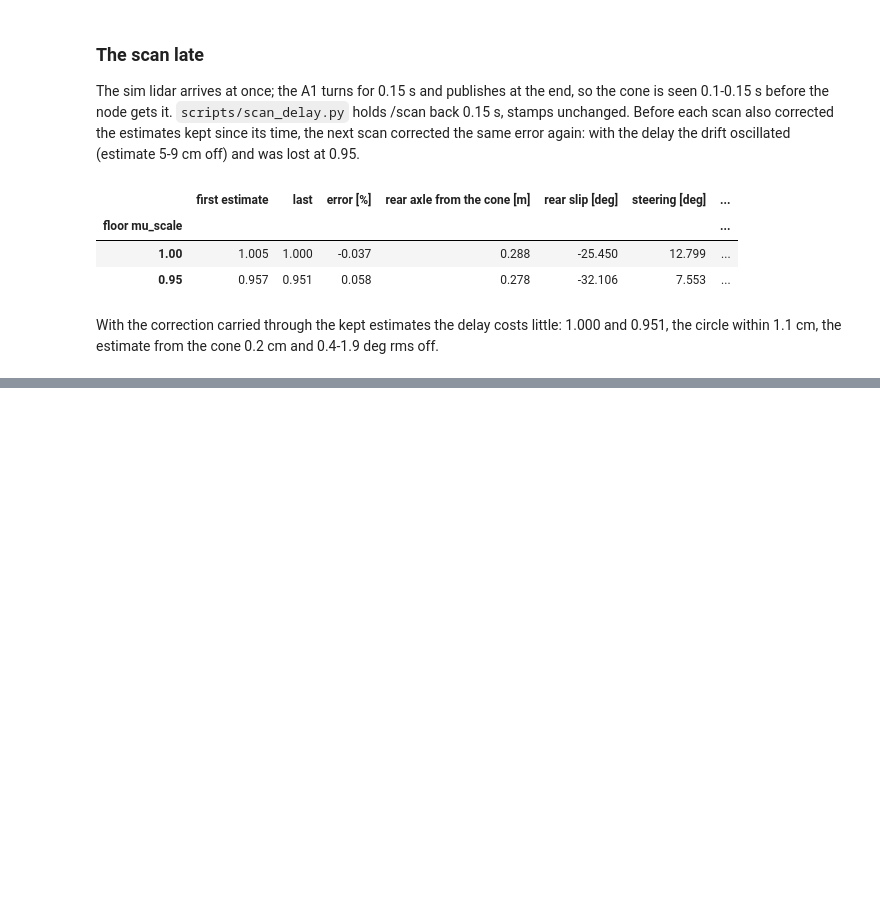
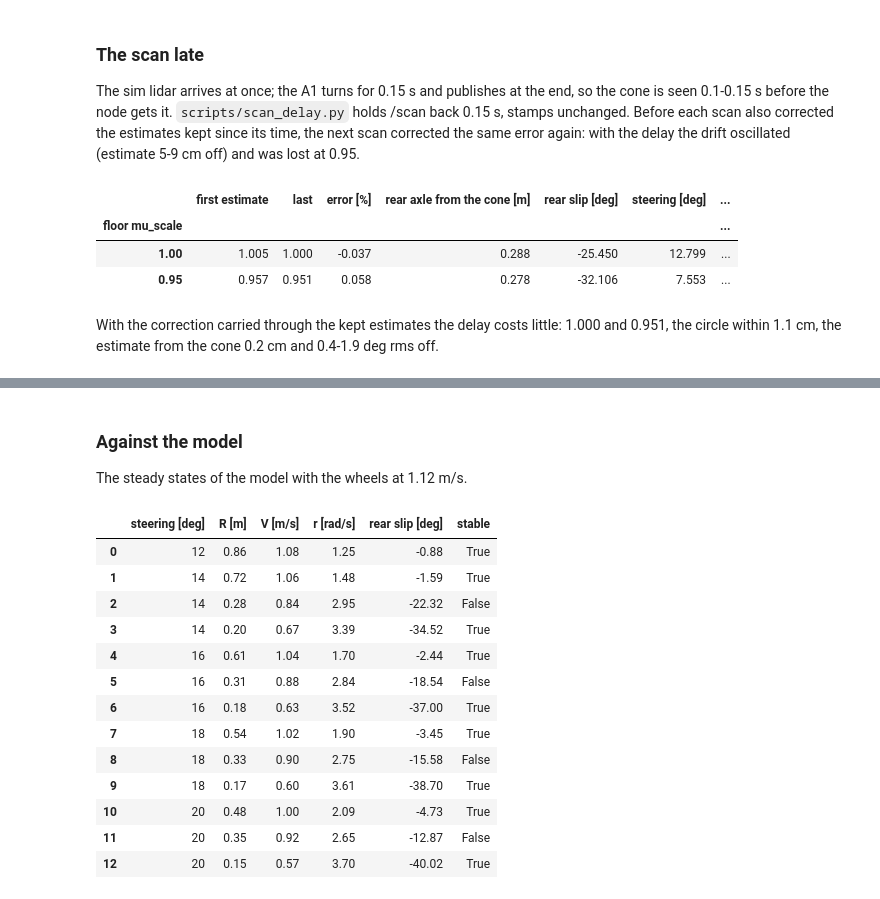
Before and after one commit to Gelminaio/drift-mpc-ackermann, a Jupyter notebook: notebooks/drift.ipynb, the cells around one changed output, grey strips where cells are left out. Cells and saved outputs as stored; diff of their text form; code cells hidden in the pictures; blank space fills up the shorter version.

```diff
--- a/notebooks/drift.ipynb
+++ b/notebooks/drift.ipynb
@@ -580,0 +632,25 @@ the circle within 1.1 cm, the estimate from the cone 0.2 cm and 0.4-1.9 deg rms
+# %% [markdown]
+### Against the model
+
+The steady states of the model with the wheels at 1.12 m/s.
+# %%
+rows = []
+for d_deg in [12, 14, 16, 18, 20]:
+    for z in sorted(steady(np.radians(d_deg), 1.12), key=lambda z: -z[1]):
+        rows.append({'steering [deg]': d_deg, **describe(z, np.radians(d_deg), 1.12)})
+pd.DataFrame(rows)[['steering [deg]', 'R [m]', 'V [m/s]', 'r [rad/s]', 'rear slip [deg]', 'stable']].round(2)
+# %% [output]
+|  | steering [deg] | R [m] | V [m/s] | r [rad/s] | rear slip [deg] | stable |
+| 0 | 12 | 0.86 | 1.08 | 1.25 | -0.88 | True |
+| 1 | 14 | 0.72 | 1.06 | 1.48 | -1.59 | True |
+| 2 | 14 | 0.28 | 0.84 | 2.95 | -22.32 | False |
+| 3 | 14 | 0.20 | 0.67 | 3.39 | -34.52 | True |
+| 4 | 16 | 0.61 | 1.04 | 1.70 | -2.44 | True |
+| 5 | 16 | 0.31 | 0.88 | 2.84 | -18.54 | False |
+| 6 | 16 | 0.18 | 0.63 | 3.52 | -37.00 | True |
+| 7 | 18 | 0.54 | 1.02 | 1.90 | -3.45 | True |
+| 8 | 18 | 0.33 | 0.90 | 2.75 | -15.58 | False |
+| 9 | 18 | 0.17 | 0.60 | 3.61 | -38.70 | True |
+| 10 | 20 | 0.48 | 1.00 | 2.09 | -4.73 | True |
+| 11 | 20 | 0.35 | 0.92 | 2.65 | -12.87 | False |
+| 12 | 20 | 0.15 | 0.57 | 3.70 | -40.02 | True |
```
Also changed, not shown: parts of 4 cells of this notebook.
